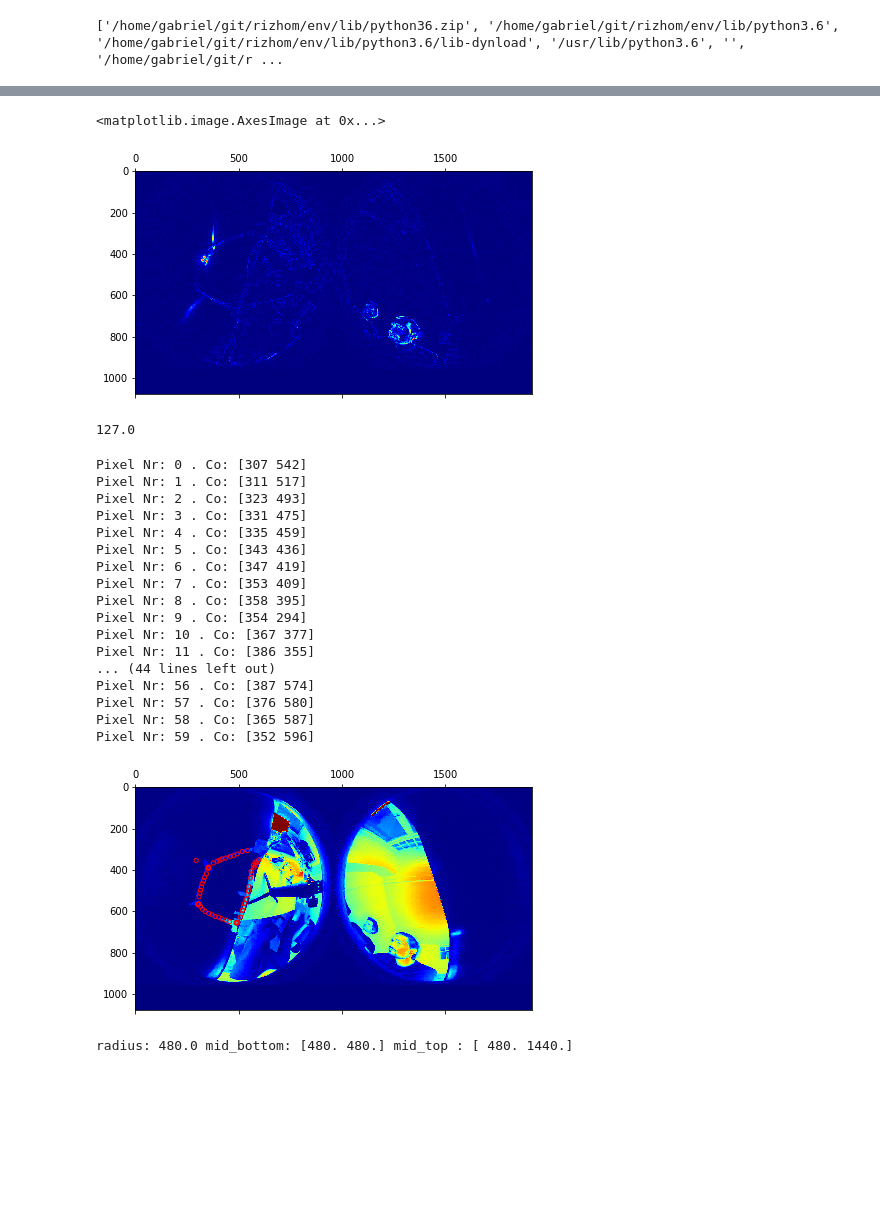
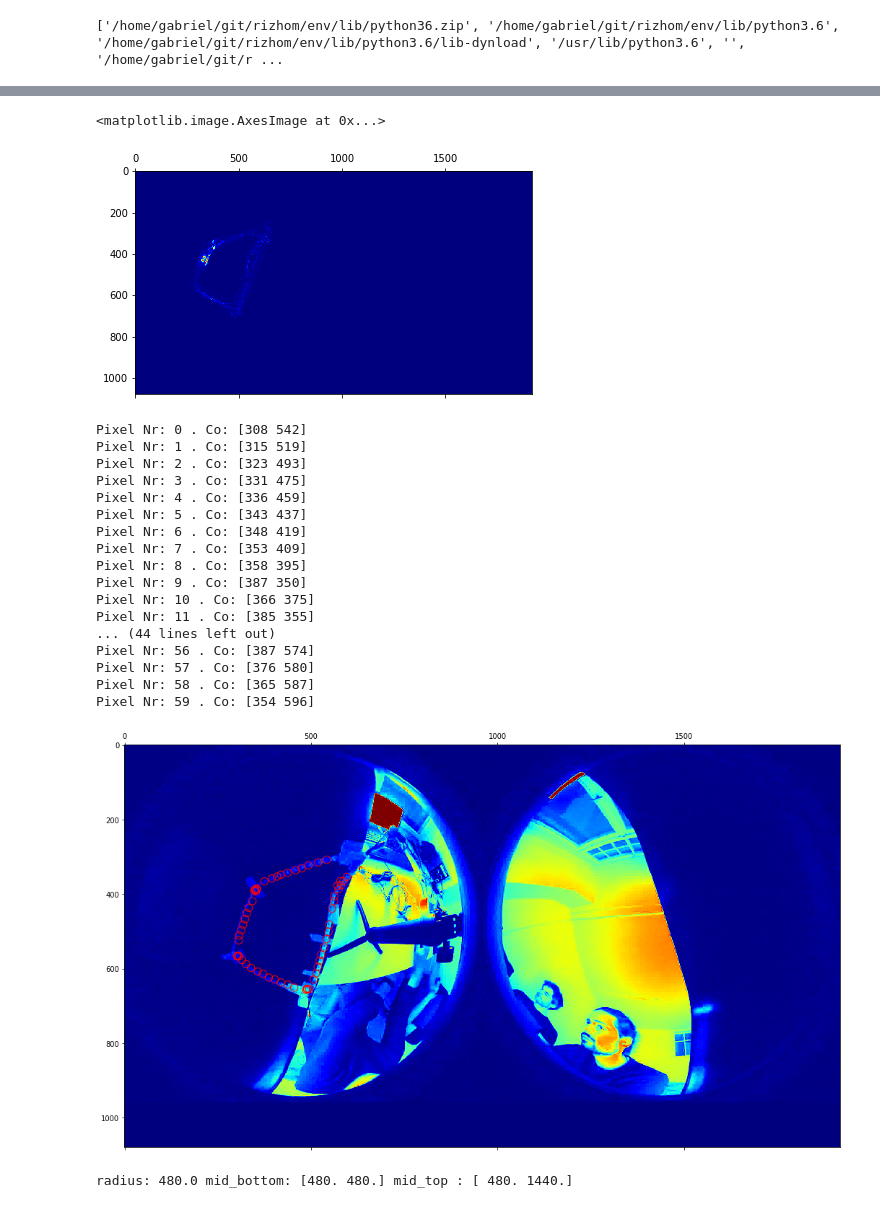
Before and after one commit to nuru-nu/moyo, a Jupyter notebook: notebooks/pixel_mapping.ipynb, the cells around one changed output, grey strips where cells are left out. Saved outputs shown, nothing was run; the diff lists cells and outputs as text; code cells hidden in the pictures; blank space fills up the shorter version.

Commit message:
Adjusted scripts slightly. E.g. smoother pixel test fading.

```diff
--- a/notebooks/pixel_mapping.ipynb
+++ b/notebooks/pixel_mapping.ipynb
@@ -12,16 +12,18 @@ print(sys.path)
 # %% [output]
 ['/home/gabriel/git/rizhom/env/lib/python36.zip', '/home/gabriel/git/rizhom/env/lib/python3.6', '/home/gabriel/git/rizhom/env/lib/python3.6/lib-dynload', '/usr/lib/python3.6', '', '/home/gabriel/git/r ...
 # %%
-data_path = "../data"
-paths = sorted(glob.glob("../data/rec_1/*.jpg"))
+data_path = "../data/"
+rec_name="rec_1"
+paths = sorted(glob.glob(data_path + rec_name + "/img*.jpg"))
+im_mask = np.array(Image.open(data_path + rec_name + "/mask.jpg"))[:,:,1].clip(max=1)
+print(im_mask.shape)
 data = None
 for i, file in enumerate(paths):
     im = np.array(Image.open(file)).astype(np.int16)[:,:,1]
     if data is None:
         data = np.zeros([len(paths) - 1, im.shape[0], im.shape[1]])
         im0 = im
-        continue
-    data[i-1,:,:] = np.sqrt((im.astype("float") - im0.astype("float")) ** 2)
+    data[i-1,:,:] = np.sqrt((im.astype("float") - im0.astype("float")) ** 2)*im_mask
     #print(i, np.min(data[i-1]), np.max(data[i-1]))
 data.shape
 # %% [output]
@@ -50,13 +33,7 @@ ndimage.convolve(a, k, mode='constant', cval=0.0)
 plt.matshow(data[50], cmap='jet')
 # %% [output]
 <matplotlib.image.AxesImage at 0x...>
-[figure, old version]
+[figure, new version]
-# %%
-idx=0
-pix_imgs[idx,pixel_cos[idx][0]-20:pixel_cos[idx][0]+20,pixel_cos[idx][1]-20:pixel_cos[idx][1]+20]
-np.max(data[idx])
-# %% [output]
-127.0
 # %%
 x_off = (200, 800)
 y_off = (200, 700)
@@ -69,34 +46,34 @@ for idx, img in enumerate(pix_imgs):
     pixel_cos.append(np.array(np.unravel_index(np.argmax(conv), conv.shape)) + [x_off[0], y_off[0]])
     print("Pixel Nr:", idx, ". Co:", pixel_cos[-1])
 # %% [output]
-Pixel Nr: 0 . Co: [307 542]
-Pixel Nr: 1 . Co: [311 517]
+Pixel Nr: 0 . Co: [308 542]
+Pixel Nr: 1 . Co: [315 519]
 Pixel Nr: 2 . Co: [323 493]
 Pixel Nr: 3 . Co: [331 475]
-Pixel Nr: 4 . Co: [335 459]
-Pixel Nr: 5 . Co: [343 436]
-Pixel Nr: 6 . Co: [347 419]
+Pixel Nr: 4 . Co: [336 459]
+Pixel Nr: 5 . Co: [343 437]
+Pixel Nr: 6 . Co: [348 419]
 Pixel Nr: 7 . Co: [353 409]
 Pixel Nr: 8 . Co: [358 395]
-Pixel Nr: 9 . Co: [354 294]
-Pixel Nr: 10 . Co: [367 377]
-Pixel Nr: 11 . Co: [386 355]
+Pixel Nr: 9 . Co: [387 350]
+Pixel Nr: 10 . Co: [366 375]
+Pixel Nr: 11 . Co: [385 355]
 ... (44 lines left out)
 Pixel Nr: 56 . Co: [387 574]
 Pixel Nr: 57 . Co: [376 580]
 Pixel Nr: 58 . Co: [365 587]
-Pixel Nr: 59 . Co: [352 596]
+Pixel Nr: 59 . Co: [354 596]
 # %%
 x_off = (200, 800)
 y_off = (200, 700)
-#plt.matshow(im0[x_off[0]:x_off[1],y_off[0]:y_off[1]], cmap='jet')
-plt.matshow(im0, cmap='jet')
+plt.figure(figsize=(20,10))
+plt.matshow(im0, cmap='jet', fignum=1)
 
 ax = plt.gca()
 for co in pixel_cos:
     ax.add_artist(plt.Circle(co[::-1], 10, color='r', fill=False))
 # %% [output]
-[figure, old version]
+[figure, new version]
 # %%
 def unit_vector(vector):
     """ Returns the unit vector of the vector.  """
```
Also changed, not shown: parts of 4 cells of this notebook, 3 other files.
